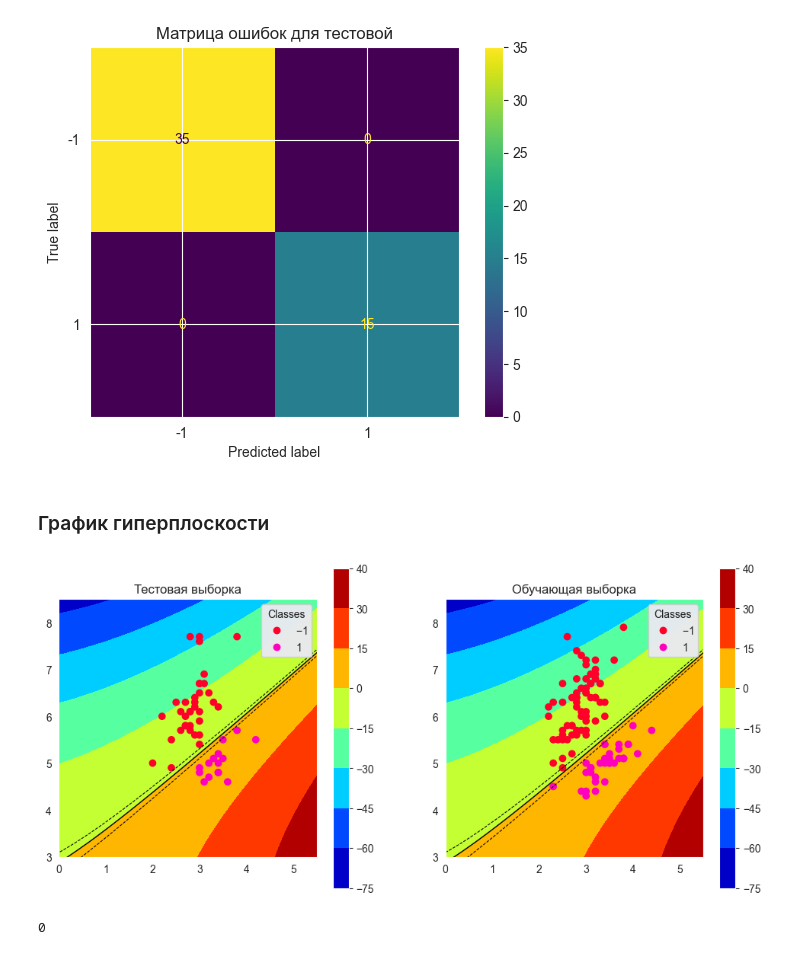
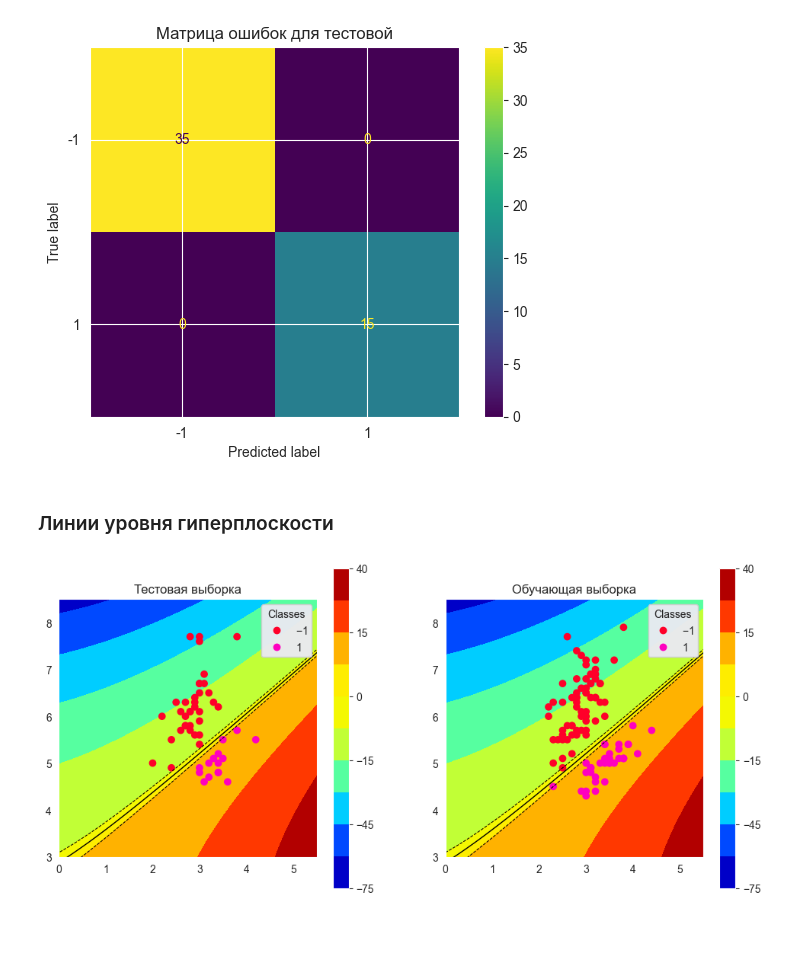
Before and after one commit to J0hnLenin/MachineLearningLabs, a Jupyter notebook: Lab06.ipynb, the cells around one changed output. Drawn from its saved outputs; the diff is of its cells as text; code cells hidden in the pictures.

```diff
--- a/Lab06.ipynb
+++ b/Lab06.ipynb
@@ -236,7 +237,7 @@ class SupportVectorMachine(GradientDescent):#наследуемся от гра
     def calc_q(self): #переопределяем функцию ошибки
         loss_result = self.lambda_*((self.w**2).sum())
         for i in range(self.height):
-            loss_result += max([0], 1 - self.y[i]*np.dot(self.w, self.X[i, :])) #линейное ядро
+            loss_result += max(np.array([0.0]), 1 - self.y[i]*np.dot(self.w, self.X[i, :])) #линейное ядро
 
         return loss_result[0]
 
@@ -786,7 +824,7 @@ f1: 1.0
  [ 0 15]]
 [figure]
 # %% [markdown]
-### График гиперплоскости
+### Линии уровня гиперплоскости
 # %%
 x1 = np.arange(-10, 15, 0.05)
 x2 = np.arange(-10, 15, 0.05)
@@ -800,41 +838,37 @@ z = w[0] + w[1]*xgrid**2 + w[2]*ygrid**2 + w[3]*xgrid + w[4]*ygrid + w[5]*xgrid*
 fig = plt.figure(figsize=(12, 12))
 ax = fig.add_subplot(221)
 
-plt.contourf(x1, x2, z, cmap="jet", levels=[-75, -60, -45, -30, -15, 0, 15, 30, 40])
+plt.contourf(x1, x2, z, cmap="jet", levels=[-75, -60, -45, -30, -15, -1, 0, 1, 15, 30, 40])
 plt.colorbar()
 plt.contour(x1, x2, z, colors="black", levels=[-1, 0, 1], linewidths=[0.75, 1, 0.75], linestyles=["--", '-', '--'])
 scatter = ax.scatter(X_test[:, 1], X_test[:, 0], c=y_test, cmap="gist_rainbow", marker="o")
 ax.set_aspect('equal', adjustable='box')
 ax.set_title('Тестовая выборка')
 plt.xlim(0, 5.5)
 plt.ylim(3, 8.5)
 legend1 = ax.legend(*scatter.legend_elements(),
                     loc="upper right", title="Classes")
 ax.add_artist(legend1)
 legend1 = ax.legend(*scatter.legend_elements(),
                     loc="upper right", title="Classes")
 
 ax = fig.add_subplot(222)
 
 
-plt.contourf(x1, x2, z, cmap="jet", levels=[-75, -60, -45, -30, -15, 0, 15, 30, 40])
+plt.contourf(x1, x2, z, cmap="jet", levels=[-75, -60, -45, -30, -15, -1, 0, 1, 15, 30, 40])
 plt.colorbar()
 plt.contour(x1, x2, z, colors="black", levels=[-1, 0, 1], linewidths=[0.75, 1, 0.75], linestyles=["--", '-', '--'])
 scatter = ax.scatter(X_train[:, 1], X_train[:, 0], c=y_train, cmap="gist_rainbow", marker="o")
 plt.xlim(0, 5.5)
 plt.ylim(3, 8.5)
 ax.set_aspect('equal', adjustable='box')
 ax.set_title('Обучающая выборка')
 
 legend1 = ax.legend(*scatter.legend_elements(),
                     loc="upper right", title="Classes")
 ax.add_artist(legend1)
 
 
 plt.show()
 # %% [output]
-[figure, old version]
+[figure, new version]
-# %%
-print(qsvm.q)
-# %% [output]
-0
```
Also changed, not shown: parts of 37 cells of this notebook, 1 other file.
